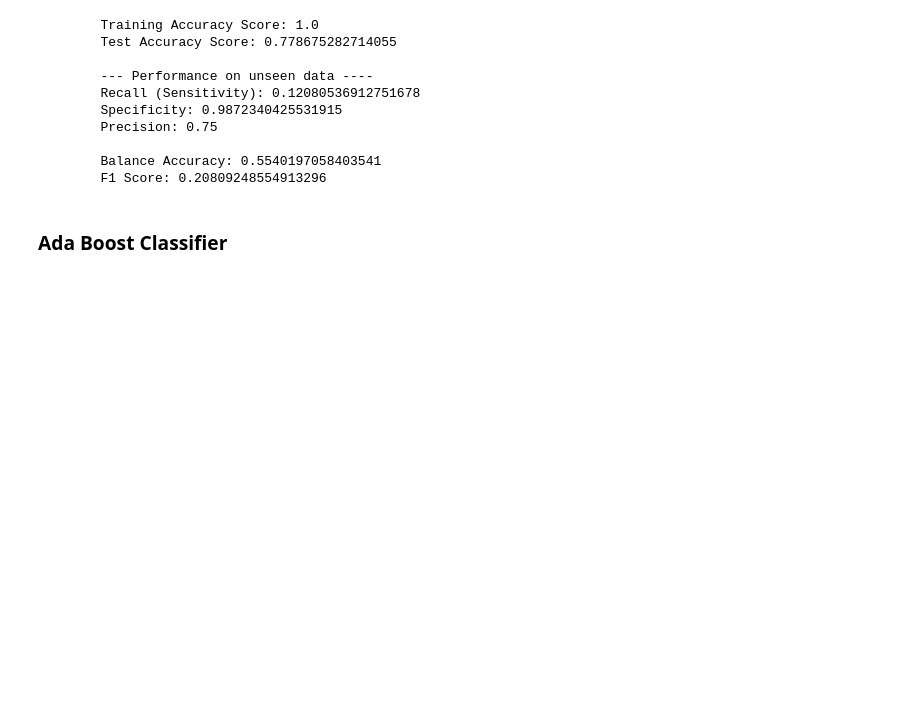
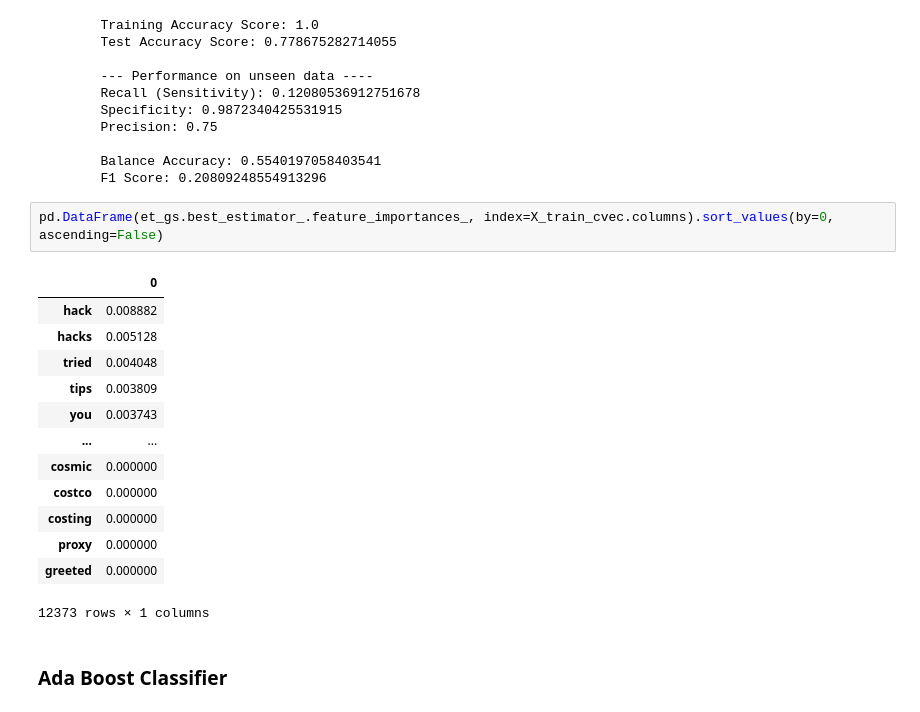
Before and after one commit to Femli/lifehacks_vs_lifeprotips, a Jupyter notebook: code/03_Feature_Engineering_EDA.ipynb, the cells around one changed output. Saved outputs shown, nothing was run; the diff lists cells and outputs as text; blank space fills up the shorter version.

```diff
--- a/code/03_Feature_Engineering_EDA.ipynb
+++ b/code/03_Feature_Engineering_EDA.ipynb
@@ -421,6 +437,22 @@ make_model(et_gs, X_train_cvec, X_test_cvec, y_train_encoded, y_test_encoded)
 
         Balance Accuracy: 0.5540197058403541
         F1 Score: 0.20809248554913296
+# %%
+pd.DataFrame(et_gs.best_estimator_.feature_importances_, index=X_train_cvec.columns).sort_values(by=0, ascending=False)
+# %% [output]
+|  | 0 |
+| hack | 0.008882 |
+| hacks | 0.005128 |
+| tried | 0.004048 |
+| tips | 0.003809 |
+| you | 0.003743 |
+| ... | ... |
+| cosmic | 0.000000 |
+| costco | 0.000000 |
+| costing | 0.000000 |
+| proxy | 0.000000 |
+| greeted | 0.000000 |
+12373 rows × 1 columns
 # %% [markdown]
 ### Ada Boost Classifier
 # %% [markdown]
```
Also changed, not shown: parts of 9 cells of this notebook, 2 other files.
